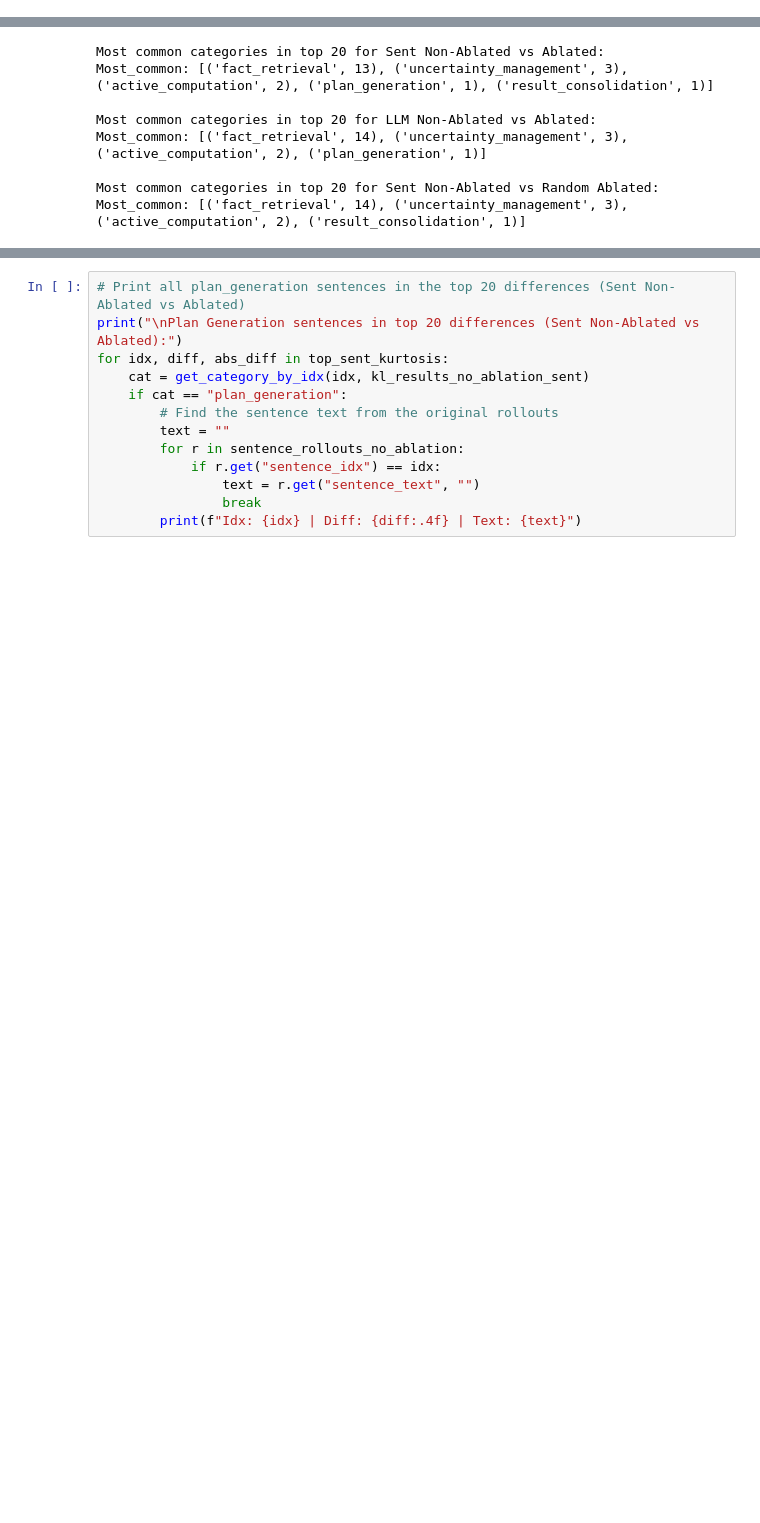
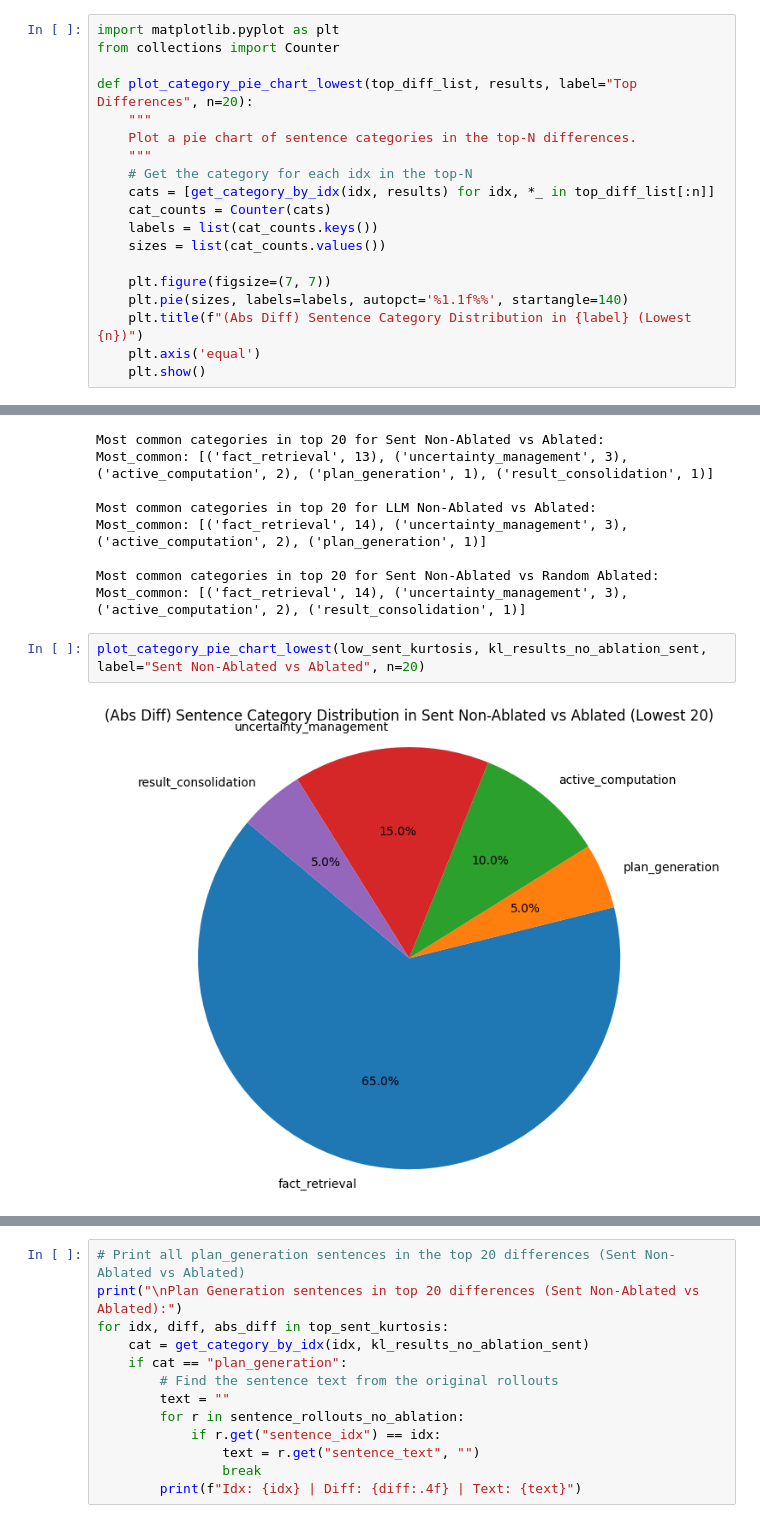
Before and after one commit to Realmbird/cot-counterfactual, a Jupyter notebook: analysize_rollouts.ipynb, the cells around one changed output, grey strips where cells are left out. Saved outputs shown, nothing was run; the diff lists cells and outputs as text; blank space fills up the shorter version.

```diff
--- a/analysize_rollouts.ipynb
+++ b/analysize_rollouts.ipynb
@@ -1472,3 +1507,22 @@ Most_common: [('fact_retrieval', 13), ('uncertainty_management', 3), ('result_co
+# %%
+import matplotlib.pyplot as plt
+from collections import Counter
+
+def plot_category_pie_chart_lowest(top_diff_list, results, label="Top Differences", n=20):
+    """
+    Plot a pie chart of sentence categories in the top-N differences.
+    """
+    # Get the category for each idx in the top-N
+    cats = [get_category_by_idx(idx, results) for idx, *_ in top_diff_list[:n]]
+    cat_counts = Counter(cats)
+    labels = list(cat_counts.keys())
+    sizes = list(cat_counts.values())
+
+    plt.figure(figsize=(7, 7))
+    plt.pie(sizes, labels=labels, autopct='%1.1f%%', startangle=140)
+    plt.title(f"(Abs Diff) Sentence Category Distribution in {label} (Lowest {n})")
+    plt.axis('equal')
+    plt.show()
 # %%
 # Count most common sentence categories in top 20 differences for each comparison
 
@@ -1504,3 +1558,7 @@ Most_common: [('fact_retrieval', 14), ('uncertainty_management', 3), ('active_co
 
 Most common categories in top 20 for Sent Non-Ablated vs Random Ablated:
 Most_common: [('fact_retrieval', 14), ('uncertainty_management', 3), ('active_computation', 2), ('result_consolidation', 1)]
+# %%
+plot_category_pie_chart_lowest(low_sent_kurtosis, kl_results_no_ablation_sent, label="Sent Non-Ablated vs Ablated", n=20)
+# %% [output]
+[figure, added]
```
Also changed, not shown: parts of 11 cells of this notebook.
